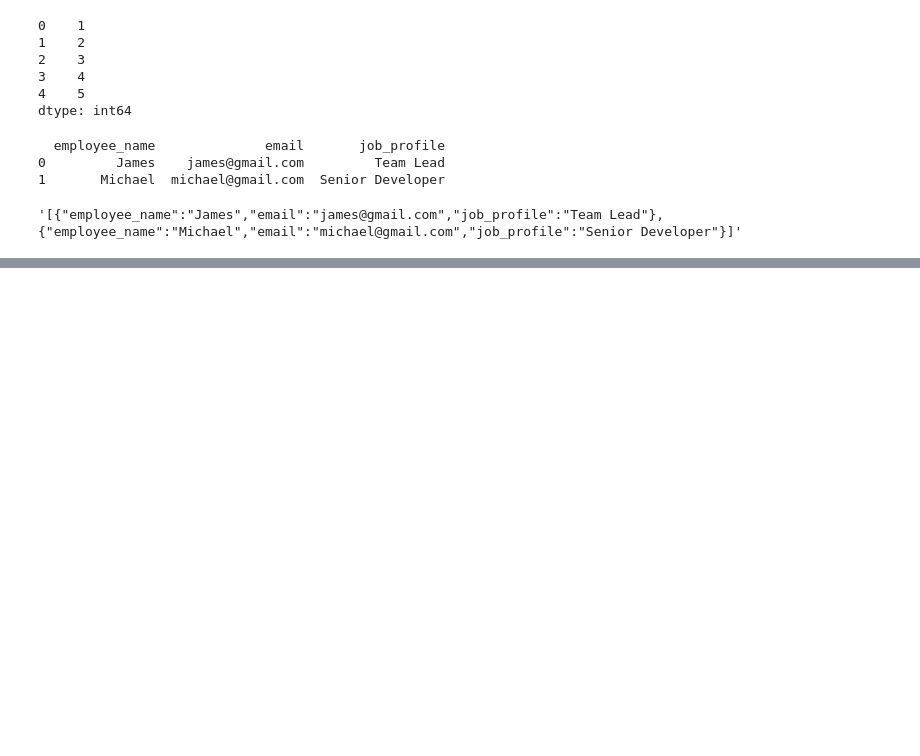
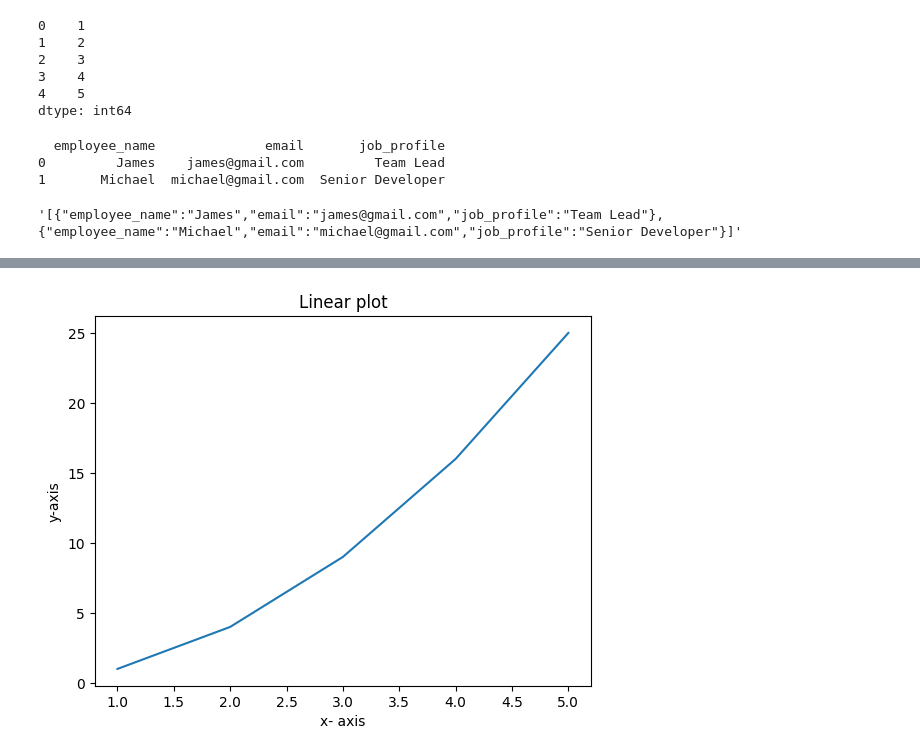
Before and after one commit to sahilmaniyar888/ngrat, a Jupyter notebook: Data_Analysis_/numpy.ipynb, the cells around one changed output, grey strips where cells are left out. Cells and saved outputs as stored; diff of their text form; code cells hidden in the pictures; blank space fills up the shorter version.

```diff
--- a/Data_Analysis_/numpy.ipynb
+++ b/Data_Analysis_/numpy.ipynb
@@ -308,0 +262,8 @@ df.to_json(orient='records')
+# %%
+plt.plot(x,y)
+plt.xlabel("x- axis")
+plt.ylabel("y-axis")
+plt.title("Linear plot")
+plt.show()
+# %% [output]
+[figure, added]
```
Also changed, not shown: parts of 14 cells of this notebook.
